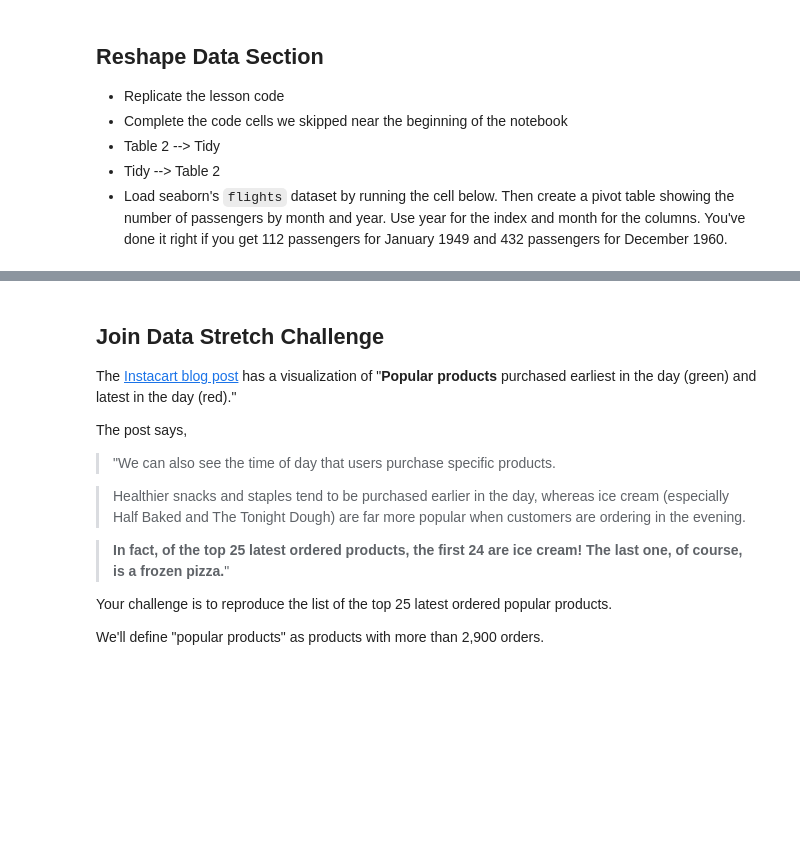
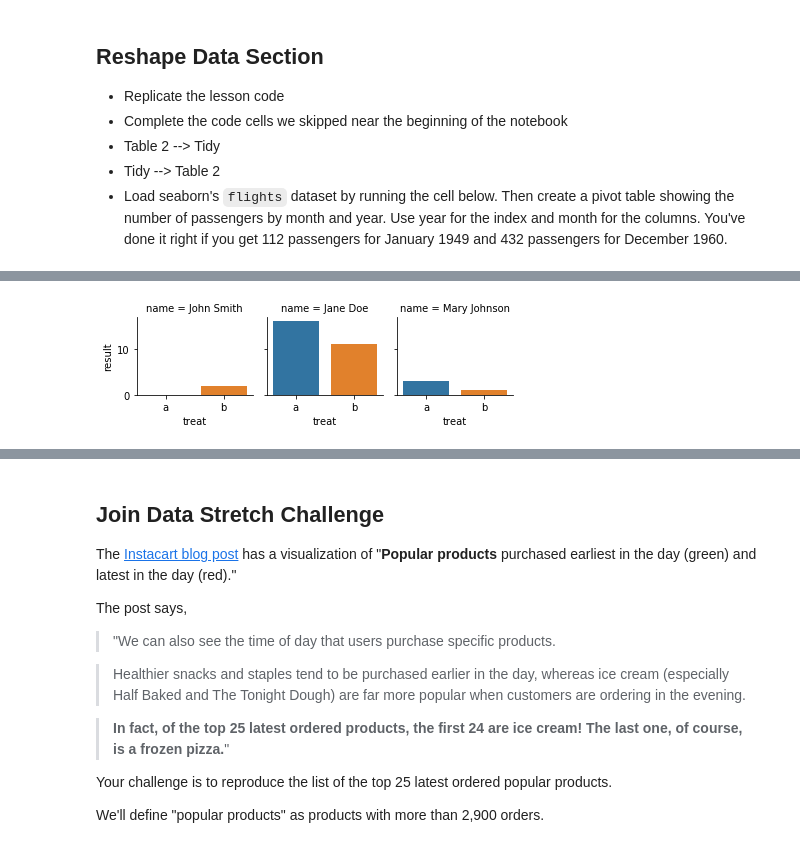
Before and after one commit to ivaben/DS-Unit-1-Sprint-1-Data-Wrangling-and-Storytelling, a Jupyter notebook: module3-join-and-reshape-data/LS_DS_113_Join_and_Reshape_Data_Assignment.ipynb, the cells around one changed output, grey strips where cells are left out. Saved outputs shown, nothing was run; the diff lists cells and outputs as text; code cells hidden in the pictures; blank space fills up the shorter version.

```diff
--- a/module3-join-and-reshape-data/LS_DS_113_Join_and_Reshape_Data_Assignment.ipynb
+++ b/module3-join-and-reshape-data/LS_DS_113_Join_and_Reshape_Data_Assignment.ipynb
@@ -107,0 +350,4 @@ Then, use pandas functions from the previous lesson to get the counts of the top
+# %%
+# table 2 -- tidy
+table2 = table2.reset_index()
+table2
@@ -107,0 +358,3 @@ Then, use pandas functions from the previous lesson to get the counts of the top
+# %%
+tidy = table2.melt(id_vars='index', value_vars=['John Smith', 'Jane Doe', 'Mary Johnson'])
+tidy
@@ -107,0 +369,5 @@ Then, use pandas functions from the previous lesson to get the counts of the top
+# %%
+tidy = tidy.rename(columns={'index': 'treat',
+                            'variable': 'name',
+                            'value': 'result'})
+tidy
@@ -107,0 +382,3 @@ Then, use pandas functions from the previous lesson to get the counts of the top
+# %%
+tidy.treat = tidy.treat.str.replace('treatment','')
+tidy
@@ -108,2 +411,7 @@ Then, use pandas functions from the previous lesson to get the counts of the top
+# %%
+sns.catplot(x='treat', y='result', col='name',
+            kind='bar', data=tidy, height=2);
+# %% [output]
+[figure, added]
 # %%
 flights = sns.load_dataset('flights')
```
Also changed, not shown: parts of 28 cells of this notebook.
